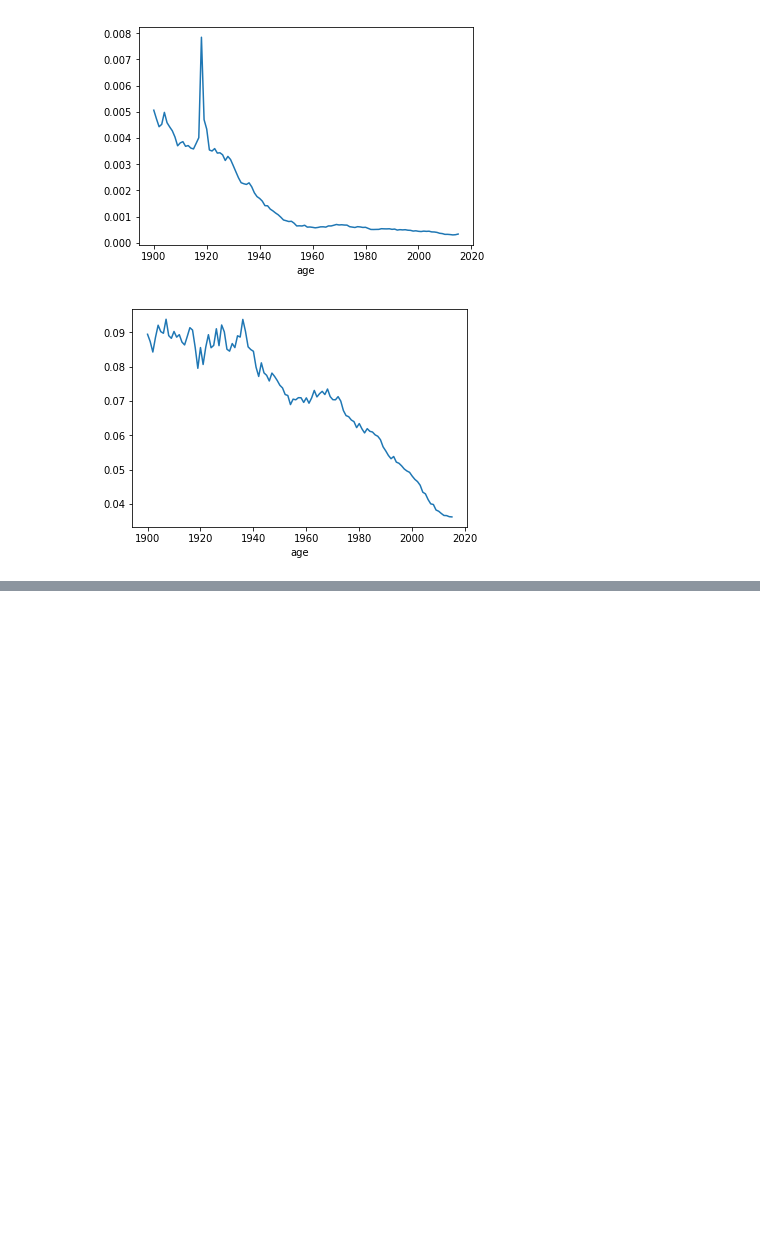
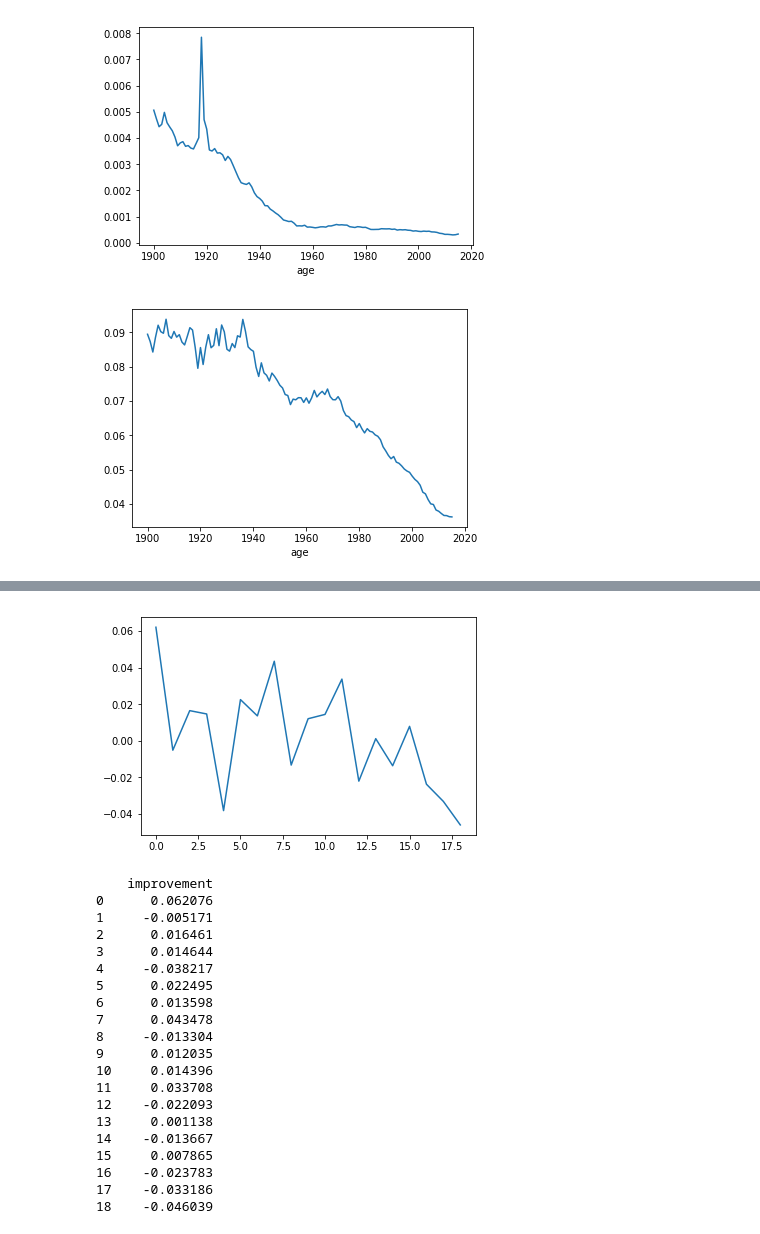
Before and after one commit to 1ScottWright/Mortality_Project, a Jupyter notebook: code/Data_load_and_clean.ipynb, the cells around one changed output, grey strips where cells are left out. Saved outputs shown, nothing was run; the diff lists cells and outputs as text; code cells hidden in the pictures; blank space fills up the shorter version.

```diff
--- a/code/Data_load_and_clean.ipynb
+++ b/code/Data_load_and_clean.ipynb
@@ -102,0 +87,24 @@ male.diff(axis=1,periods=1)
+# %%
+plot_rate_of_change(female.iloc[35,-20:])
+# %% [output]
+[figure, added]
+    improvement
+0      0.062076
+1     -0.005171
+2      0.016461
+3      0.014644
+4     -0.038217
+5      0.022495
+6      0.013598
+7      0.043478
+8     -0.013304
+9      0.012035
+10     0.014396
+11     0.033708
+12    -0.022093
+13     0.001138
+14    -0.013667
+15     0.007865
+16    -0.023783
+17    -0.033186
+18    -0.046039
```
Also changed, not shown: parts of 19 cells of this notebook.
